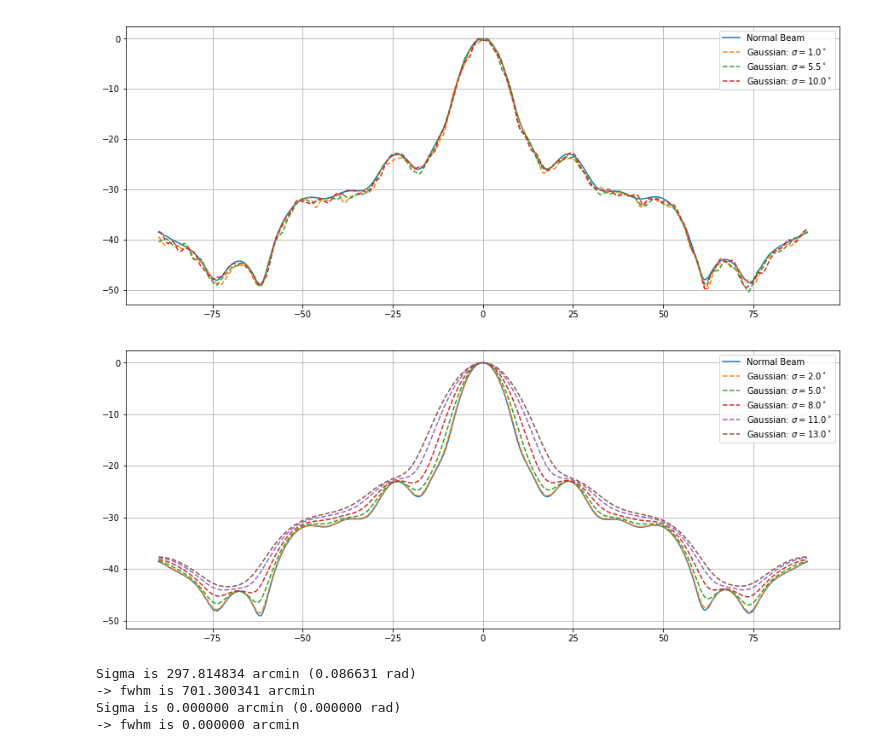
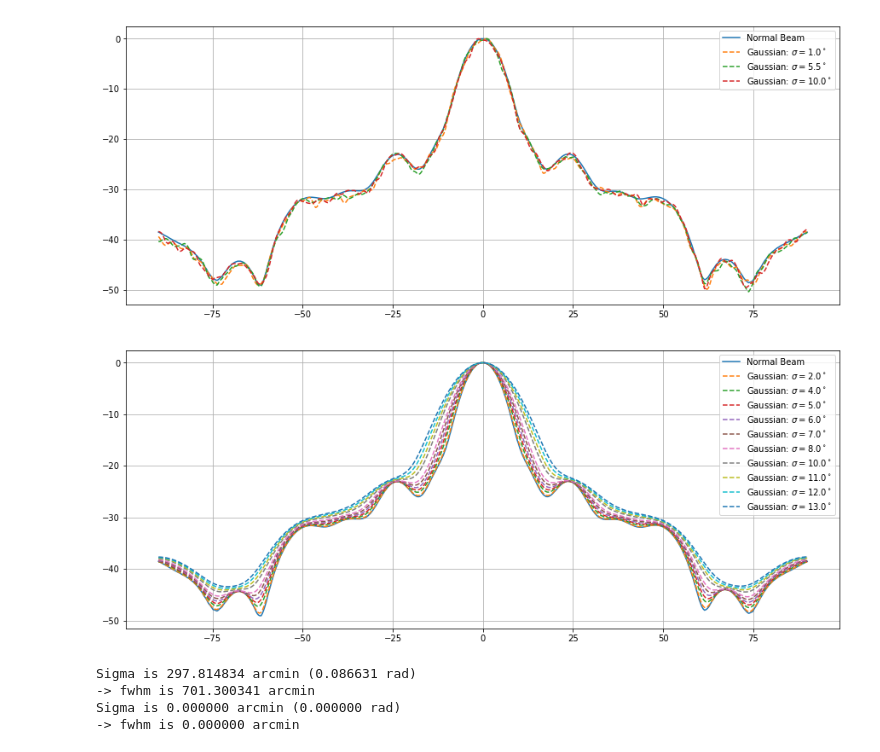
Before and after one commit to tyler-a-cox/HERA_Tsys, a Jupyter notebook: notebooks/Beam_Uncertainty.ipynb, the cells around one changed output. Cells and saved outputs as stored; diff of their text form; code cells hidden in the pictures.

```diff
--- a/notebooks/Gaussian_Broadening.ipynb
+++ b/notebooks/Beam_Uncertainty.ipynb
@@ -124,21 +160,21 @@ plt.show()
 # %% [output]
 [figure]
 # %%
-ang, beam = hera_beam_freq_slice(hera_im, 200, ang_from_center=20, n=500)
+ang, beam = hera_beam_freq_slice(hera_im, 200, ang_from_center=90, n=500)
 np.random.seed(1)
 
 plt.figure(figsize=(15,6))
 
 plt.plot(ang-90, 10*np.log10(beam), label='Normal Beam')
 
-for std in np.linspace(1, 5, 5):
+for std in np.linspace(1, 5, 10):
     deg = np.abs(ang.shape[0]/2.0-np.argmin(np.abs((ang-90)-std)))
     smooth = gaussian_filter(beam, deg)
-    plt.plot(ang-90, 10*np.log10(smooth/smooth.max()), linestyle='--',label='Gaussian: $\sigma = ${}$^\circ$'.format(deg))
+    plt.plot(ang-90, 10*np.log10(smooth / smooth.max()), linestyle='--',label='Gaussian: $\sigma = ${}$^\circ$'.format(deg))
 plt.legend()
 plt.grid()
 plt.show()
 # %% [output]
-[figure, old version]
+[figure, new version]
 # %%
 deg = 5
```
Also changed, not shown: parts of 4 cells of this notebook, 3 other files.
